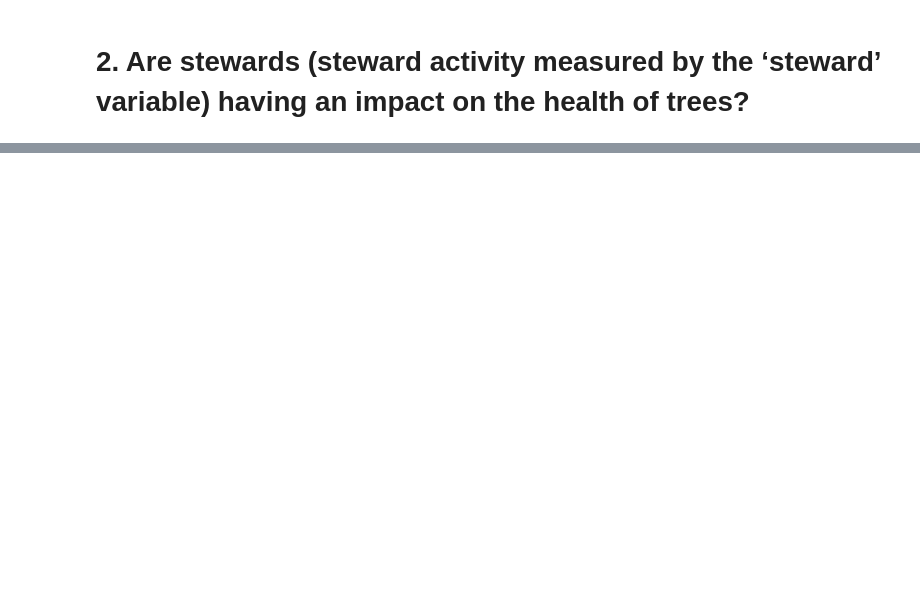
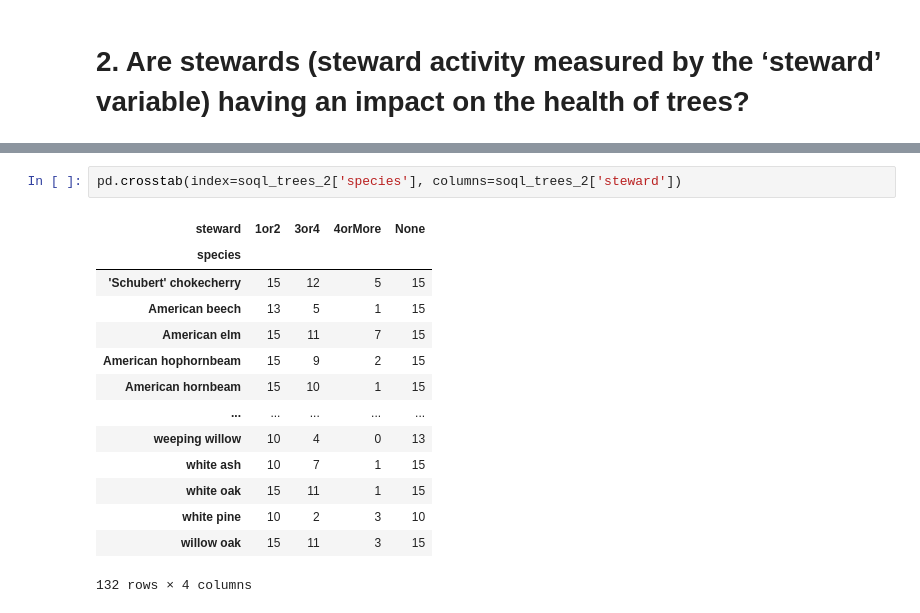
Before and after one commit to GitableGabe/CUNY_DATA_608, a Jupyter notebook: module4/module4-sample-code.ipynb, the cells around one changed output, grey strips where cells are left out. Cells and saved outputs as stored; diff of their text form; blank space fills up the shorter version.

```diff
--- a/module4/module4-sample-code.ipynb
+++ b/module4/module4-sample-code.ipynb
@@ -186,0 +218,17 @@ pd.crosstab(index=soql_trees_1['health'], columns='count', margins=True,
+# %%
+pd.crosstab(index=soql_trees_2['species'], columns=soql_trees_2['steward'])
+# %% [output]
+| steward | 1or2 | 3or4 | 4orMore | None |
+| species |  |  |  |  |
+| 'Schubert' chokecherry | 15 | 12 | 5 | 15 |
+| American beech | 13 | 5 | 1 | 15 |
+| American elm | 15 | 11 | 7 | 15 |
+| American hophornbeam | 15 | 9 | 2 | 15 |
+| American hornbeam | 15 | 10 | 1 | 15 |
+| ... | ... | ... | ... | ... |
+| weeping willow | 10 | 4 | 0 | 13 |
+| white ash | 10 | 7 | 1 | 15 |
+| white oak | 15 | 11 | 1 | 15 |
+| white pine | 10 | 2 | 3 | 10 |
+| willow oak | 15 | 11 | 3 | 15 |
+132 rows × 4 columns
```
Also changed, not shown: parts of 10 cells of this notebook.
